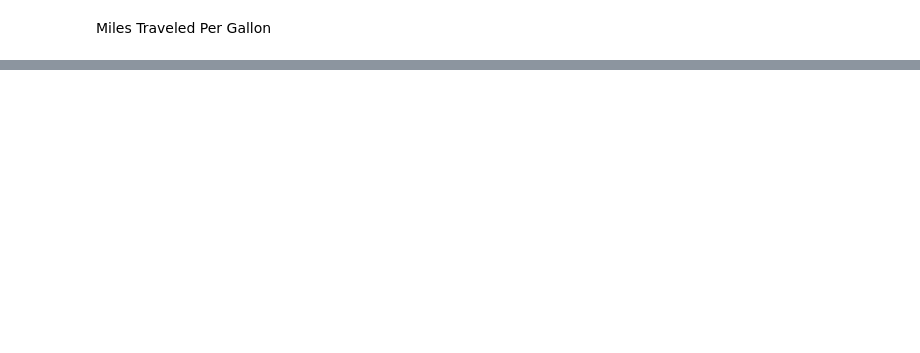
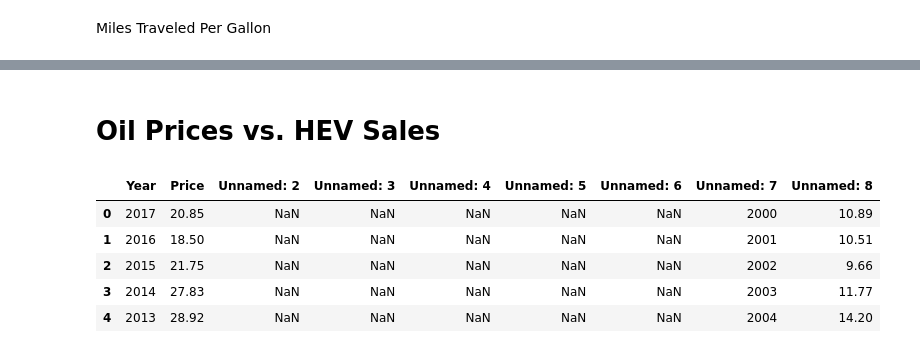
Before and after one commit to mdemarici/ev_project-, a Jupyter notebook: CA_EV_Dataproject/MD_vehicle_data.ipynb, the cells around one changed output, grey strips where cells are left out. Saved outputs shown, nothing was run; the diff lists cells and outputs as text; code cells hidden in the pictures; blank space fills up the shorter version.

```diff
--- a/CA_EV_Dataproject/MD_vehicle_data.ipynb
+++ b/CA_EV_Dataproject/MD_vehicle_data.ipynb
@@ -105,0 +150,21 @@ plt.show()
+# %% [markdown]
+# Oil Prices vs. HEV Sales
+# %%
+url = "http://api.eia.gov/series/?"
+
+query_url = f"{url}api_key=51633da5ab8c54ec05396a059e8dc4a6&series_id=SEDS.PAACD.CA.A"
+
+oil_data = requests.get(query_url).json()
+oil_data
+
+oil_price = pd.read_csv("oil_price.csv")
+df = oil_data['series'][0]['data']
+
+oil_price.head()
+# %% [output]
+|  | Year | Price | Unnamed: 2 | Unnamed: 3 | Unnamed: 4 | Unnamed: 5 | Unnamed: 6 | Unnamed: 7 | Unnamed: 8 |
+| 0 | 2017 | 20.85 | NaN | NaN | NaN | NaN | NaN | 2000 | 10.89 |
+| 1 | 2016 | 18.50 | NaN | NaN | NaN | NaN | NaN | 2001 | 10.51 |
+| 2 | 2015 | 21.75 | NaN | NaN | NaN | NaN | NaN | 2002 | 9.66 |
+| 3 | 2014 | 27.83 | NaN | NaN | NaN | NaN | NaN | 2003 | 11.77 |
+| 4 | 2013 | 28.92 | NaN | NaN | NaN | NaN | NaN | 2004 | 14.20 |
```
Also changed, not shown: parts of 29 cells of this notebook, 33 other files.
